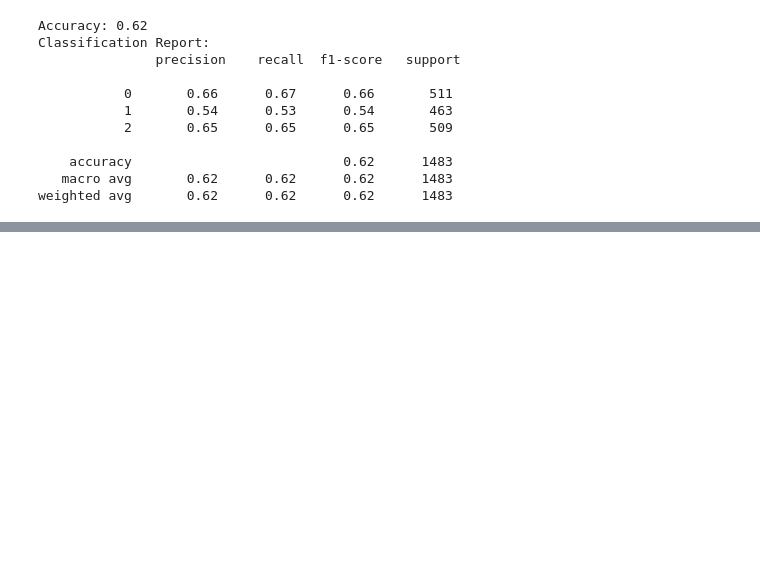
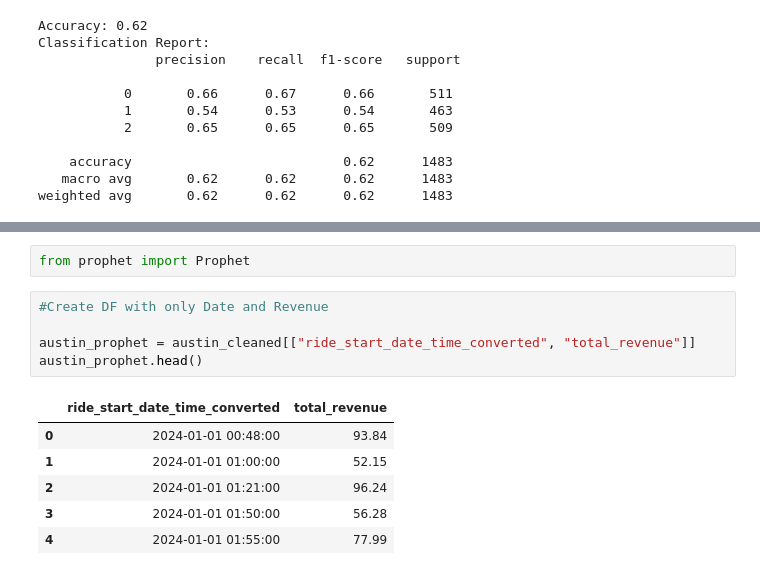
Before and after one commit to jchay3/james_hay_project_2_Compare_ride_patterns_and_predictive_modeling_of_rides_by-_transport_x, a Jupyter notebook: james_workbook_for_austin.ipynb, the cells around one changed output, grey strips where cells are left out. Drawn from its saved outputs; the diff is of its cells as text; blank space fills up the shorter version.

```diff
--- a/james_workbook_for_austin.ipynb
+++ b/james_workbook_for_austin.ipynb
@@ -765,0 +782,14 @@ weighted avg       0.62      0.62      0.62      1483
+# %%
+from prophet import Prophet
+# %%
+#Create DF with only Date and Revenue
+
+austin_prophet = austin_cleaned[["ride_start_date_time_converted", "total_revenue"]]
+austin_prophet.head()
+# %% [output]
+|  | ride_start_date_time_converted | total_revenue |
+| 0 | 2024-01-01 00:48:00 | 93.84 |
+| 1 | 2024-01-01 01:00:00 | 52.15 |
+| 2 | 2024-01-01 01:21:00 | 96.24 |
+| 3 | 2024-01-01 01:50:00 | 56.28 |
+| 4 | 2024-01-01 01:55:00 | 77.99 |
```
Also changed, not shown: parts of 8 cells of this notebook.
